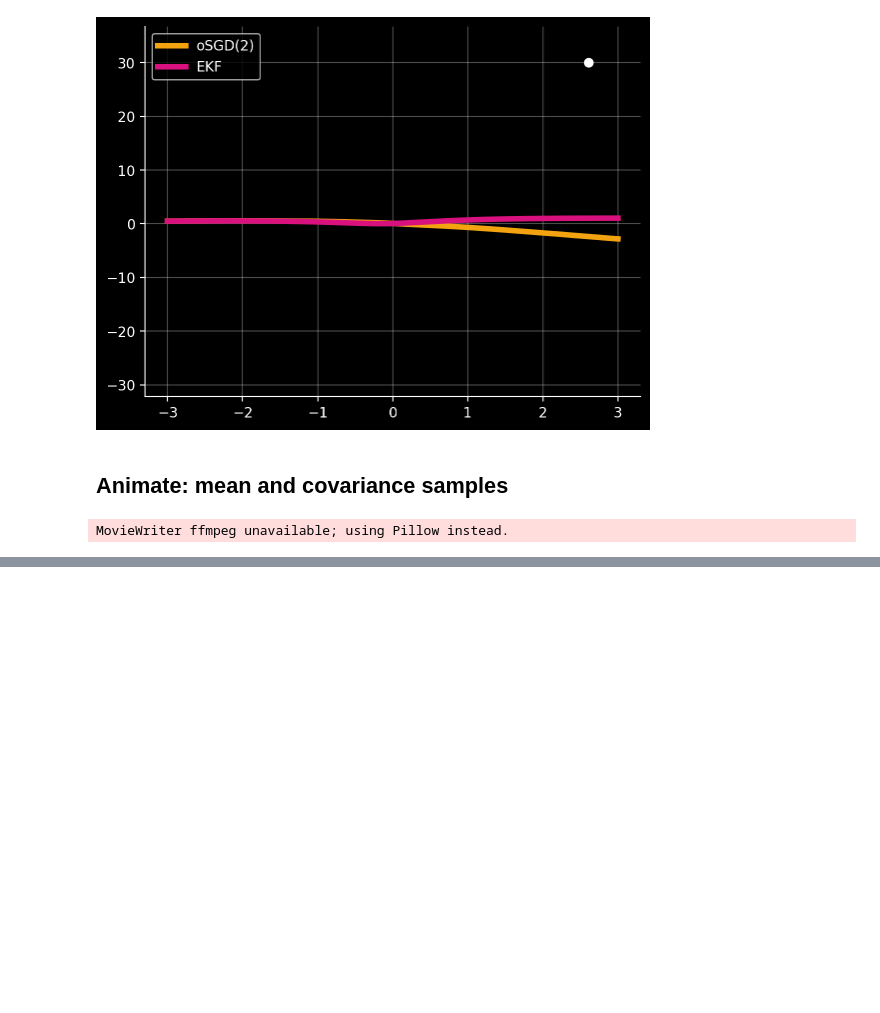
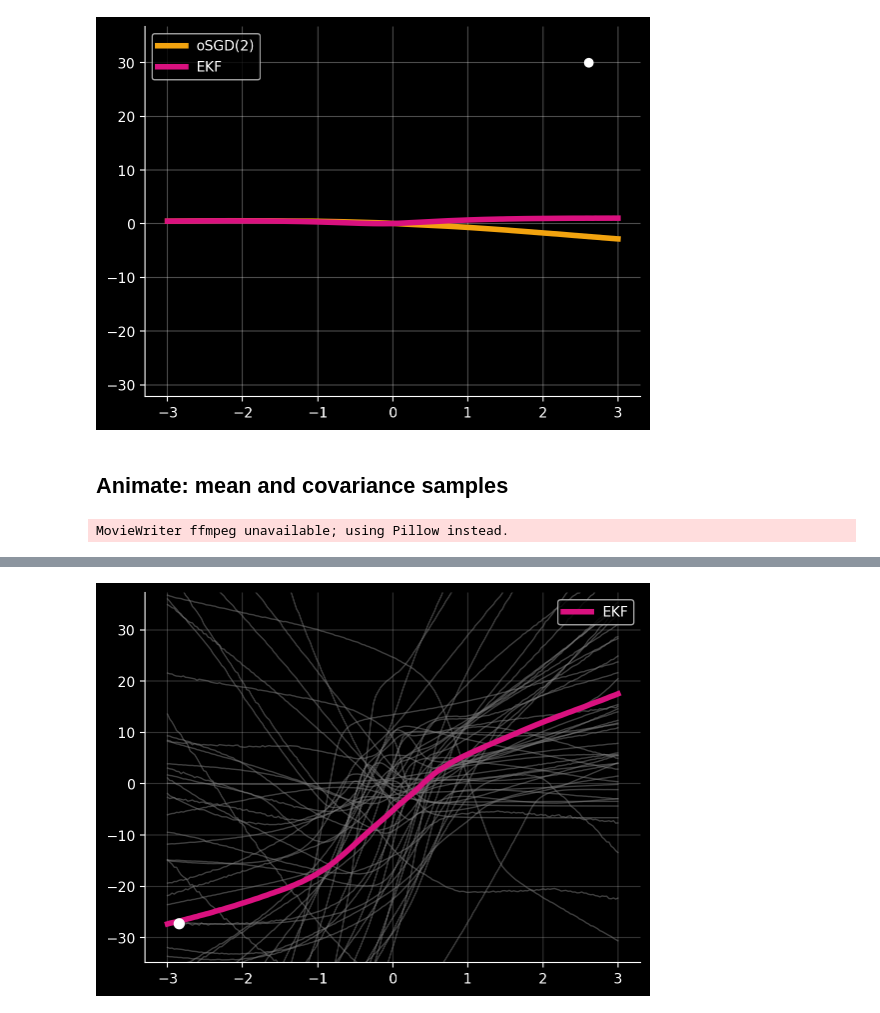
Before and after one commit to gerdm/online-bnn-talk, a Jupyter notebook: notebooks/03-mlp-fcekf.ipynb, the cells around one changed output, grey strips where cells are left out. Cells and saved outputs as stored; diff of their text form; code cells hidden in the pictures; blank space fills up the shorter version.

```diff
--- a/notebooks/03-mlp-fcekf.ipynb
+++ b/notebooks/03-mlp-fcekf.ipynb
@@ -145,27 +146,32 @@ MovieWriter ffmpeg unavailable; using Pillow instead.
 # %%
 hist_bel_ekf = jax.tree_map(np.array, hist_bel_ekf)
 xcpu, ycpu = np.array(x), np.array(y)
+xtest_cpu = np.array(xtest)
-# %%
-n_params_samples = 30
-
-fig, ax = plt.subplots()
-def animate(t):
-    ax.cla()
-    bel_t = jax.tree_map(lambda x: x[t], hist_bel_ekf)
-
-    params_samples = jax.random.multivariate_normal(key_eval, bel_t.mean, bel_t.cov, shape=(n_params_samples,), method="svd")
-
-    yhat_ekf_samples = jax.vmap(agent_ekf.link_fn, in_axes=(0, None))(params_samples, xtest[:, None]).squeeze()
-    yhat_ekf_mean = yhat_ekf_samples.mean(axis=0)
-    plt.plot(xtest, yhat_ekf_samples.T, c="white", alpha=0.5, linewidth=1)
-    plt.plot(xtest, yhat_ekf_mean, c=acolors[2], linewidth=4, label="EKF")
-
-    plt.scatter(x[:t], y[:t], edgecolors=colors[0], c="none", alpha=0.8)
-    plt.scatter(x[t], y[t], c="white")
-
-    plt.ylim(ymin, ymax)
-
-animation = FuncAnimation(fig, animate, frames=n_obs)
-animation.save(f"ekf.gif", fps=15)
-# %% [output]
-MovieWriter ffmpeg unavailable; using Pillow instead.
+# %%
+%%time
+n_params_samples = 50
+
+fig, ax = plt.subplots()
+def animate(t):
+    ax.cla()
+    bel_t = jax.tree_map(lambda x: x[t], hist_bel_ekf)
+
+    # params_samples = jax.random.multivariate_normal(key_eval, bel_t.mean, bel_t.cov, shape=(n_params_samples,), method="svd")
+    params_samples = np.random.default_rng(seed=314).multivariate_normal(bel_t.mean, bel_t.cov, size=n_params_samples, method="svd")
+
+    yhat_ekf_samples = jax.vmap(agent_ekf.link_fn, in_axes=(0, None))(params_samples, xtest_cpu[:, None]).squeeze()
+    yhat_ekf_mean = yhat_ekf_samples.mean(axis=0)
+    plt.plot(xtest_cpu, yhat_ekf_samples.T, c="tab:gray", alpha=0.5, linewidth=1)
+    plt.plot(xtest_cpu, yhat_ekf_mean, c=acolors[0], linewidth=4, label="EKF")
+
+    plt.scatter(xcpu[:t], ycpu[:t], edgecolors=colors[0], c="none", alpha=0.8)
+    plt.scatter(xcpu[t], ycpu[t], c="white", zorder=3, s=50)
+
+    plt.grid(alpha=0.2)
+    plt.legend(loc="upper right")
+    plt.ylim(ymin, ymax)
+
+animation = FuncAnimation(fig, animate, frames=n_obs)
+animation.save(f"ekf.gif", fps=10)
+# %% [output]
+MovieWriter ffmpeg unavailable; using Pillow instead.
@@ -171,0 +180 @@ MovieWriter ffmpeg unavailable; using Pillow instead.
+[figure, added]
```
Also changed, not shown: parts of 2 cells of this notebook.
